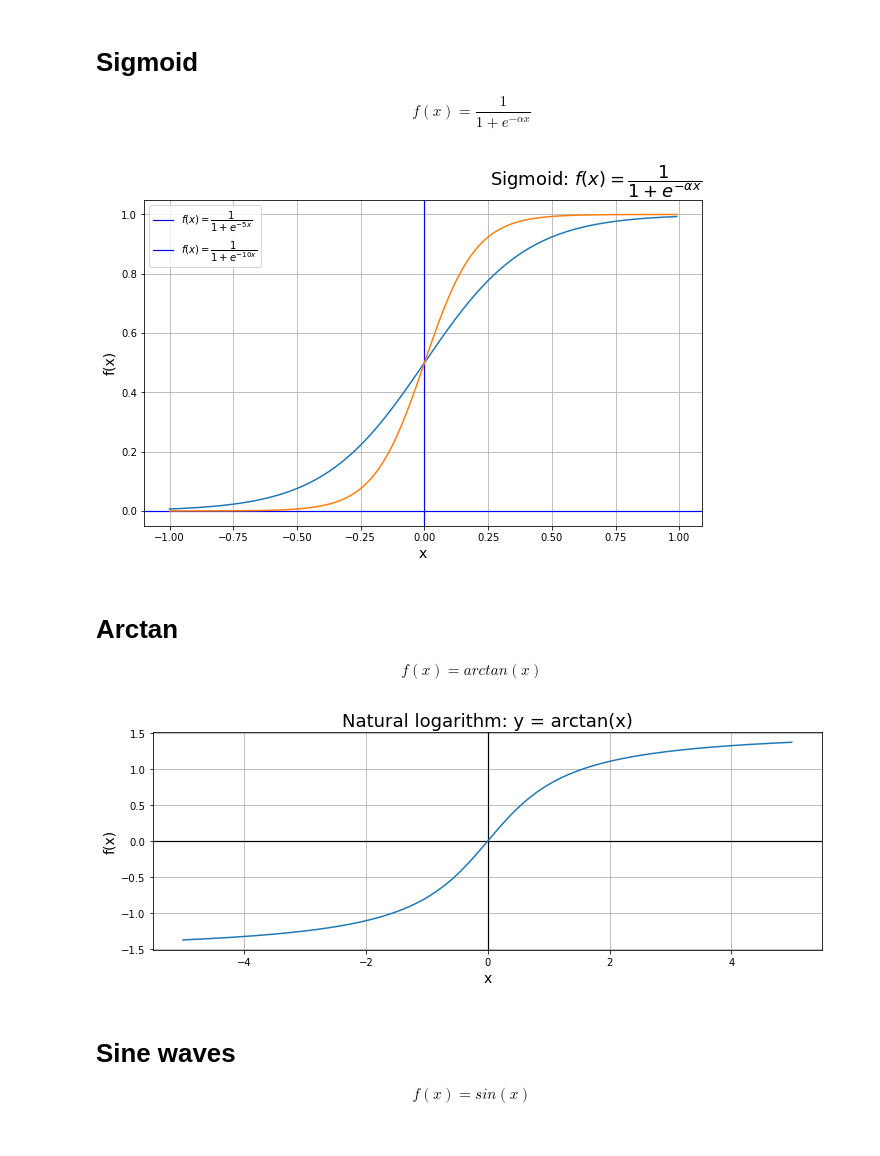
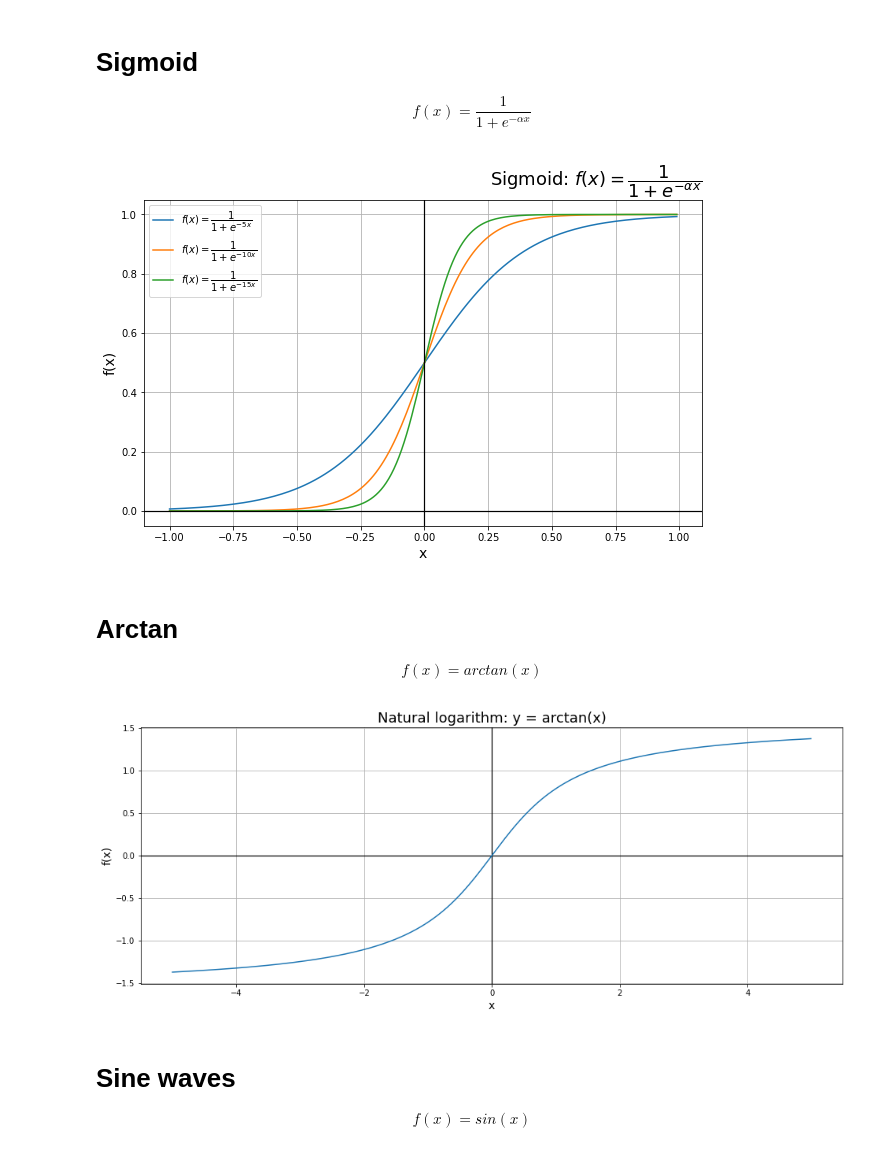
Before and after one commit to ekalachev/jupyter_charts, a Jupyter notebook: matplotlib.ipynb, the cells around one changed output. Drawn from its saved outputs; the diff is of its cells as text; code cells hidden in the pictures.

```diff
--- a/matplotlib.ipynb
+++ b/matplotlib.ipynb
@@ -126,22 +126,25 @@ plt.ylabel('f(x)', fontsize=14)
 plt.xlabel('x', fontsize=14)
 
 plt.grid(True)
-plt.axhline(0, color='blue', lw=1.2)
-plt.axvline(0, color='blue', lw=1.2)
 
 x = np.arange(-1, 1, 0.01)
 
 plt.plot(x, get_sigmoid(x, 5))
 plt.plot(x, get_sigmoid(x, 10))
+plt.plot(x, get_sigmoid(x, 15))
 
 plt.legend([
     r'$f(x) = \dfrac{1}{1 + e^{-5 x}}$',
-    r'$f(x) = \dfrac{1}{1 + e^{-10 x}}$'
+    r'$f(x) = \dfrac{1}{1 + e^{-10 x}}$',
+    r'$f(x) = \dfrac{1}{1 + e^{-15 x}}$'
 ])
 
+plt.axhline(0, color='black', lw=1.2)
+plt.axvline(0, color='black', lw=1.2)
+
 plt.show()
 # %% [output]
-[figure, old version]
+[figure, new version]
 # %% [markdown]
 # Arctan
 
@@ -150,23 +153,23 @@ f(x) = arctan(x)
 $$
 # %%
 # Set plot size
-fig = plt.figure(figsize=(12, 4))
+fig = plt.figure(figsize=(16, 6))
 
 plt.title('Natural logarithm: y = arctan(x)', fontsize=18)
 plt.ylabel('f(x)', fontsize=14)
 plt.xlabel('x', fontsize=14)
 
 plt.grid(True)
 plt.axhline(0, color='black', lw=1.2)
 plt.axvline(0, color='black', lw=1.2)
 
 x = np.arange(-5, 5, 0.01)
 
 plt.plot(x, np.arctan(x))
 
 plt.show()
 # %% [output]
-[figure, old version]
+[figure, new version]
 # %% [markdown]
 # Sine waves
 
```
